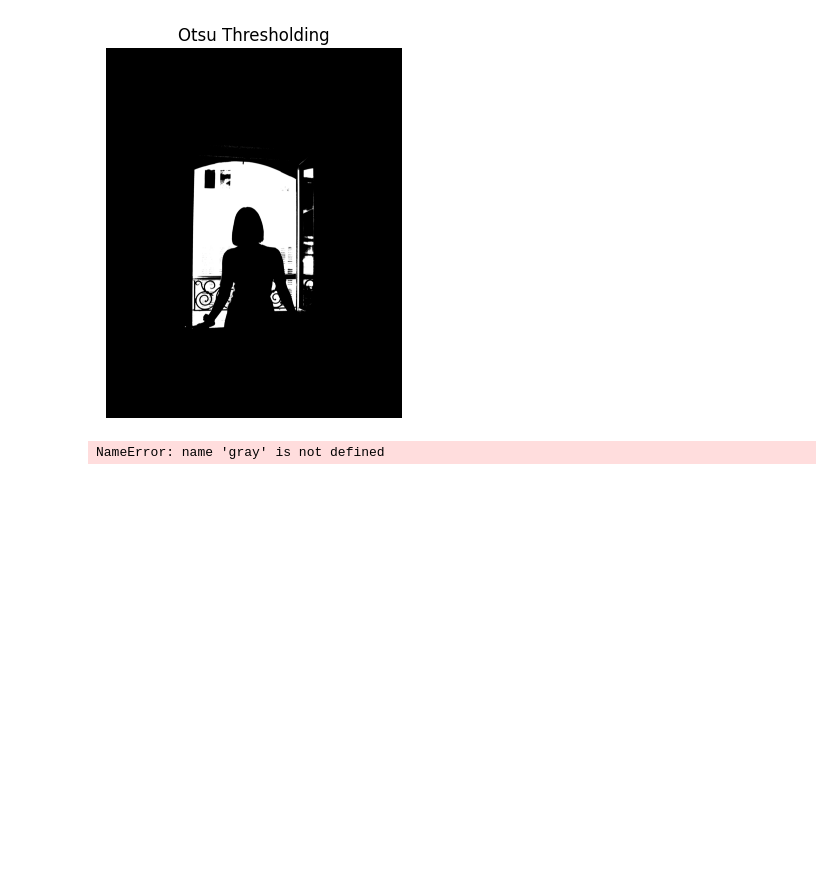
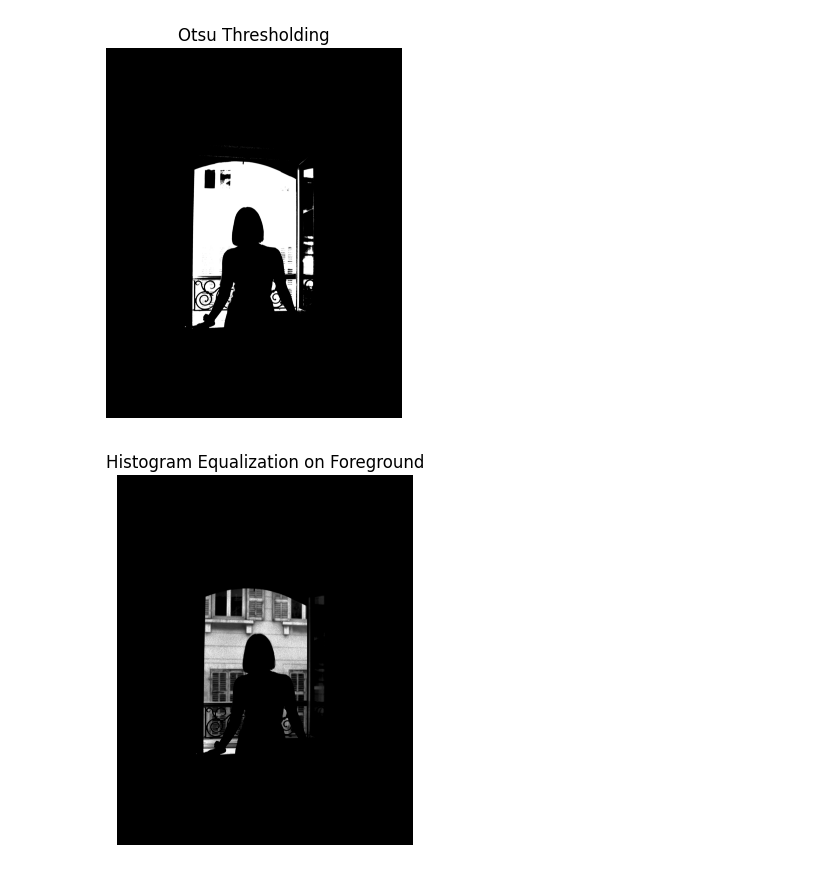
Before and after one commit to kavinduabekoon/GitHub, a Jupyter notebook: Untitled-1.ipynb, the cells around one changed output. Drawn from its saved outputs; the diff is of its cells as text; code cells hidden in the pictures; blank space fills up the shorter version.

```diff
--- a/Untitled-1.ipynb
+++ b/Untitled-1.ipynb
@@ -122,18 +122,18 @@ Otsu Threshold Value: 101.0
 # %%
 import numpy as np
 import matplotlib.pyplot as plt
 
-fg = cv.bitwise_and(gray,gray,mask=mask)
+fg = cv.bitwise_and(img,img,mask=mask)
 
 hist,_=np.histogram(fg.flatten(),256,[0,256])
 cdf=hist.cumsum()
 cdf=cdf/cdf[-1]
 out=np.interp(fg.flatten(),np.arange(0,256),cdf*255)
 out=out.reshape(fg.shape).astype(np.uint8)
 
 plt.imshow(out,cmap='gray')
 plt.title('Histogram Equalization on Foreground')
 plt.axis('off')
 plt.show()
 # %% [output]
-NameError: name 'gray' is not defined
+[figure, added]
```
